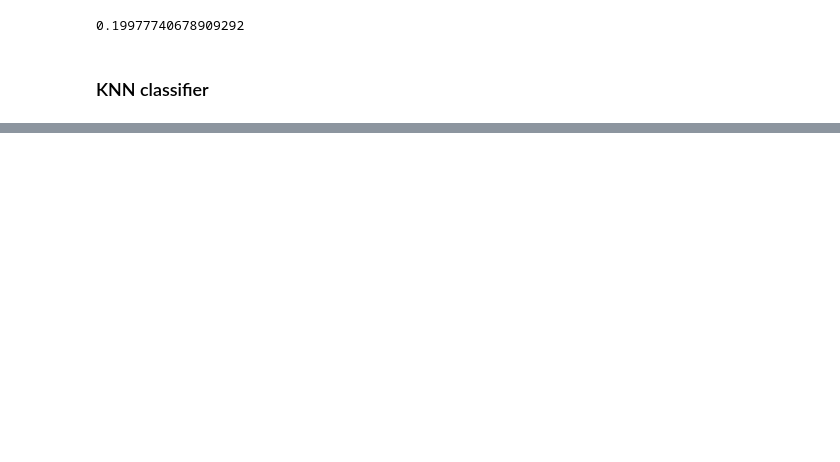
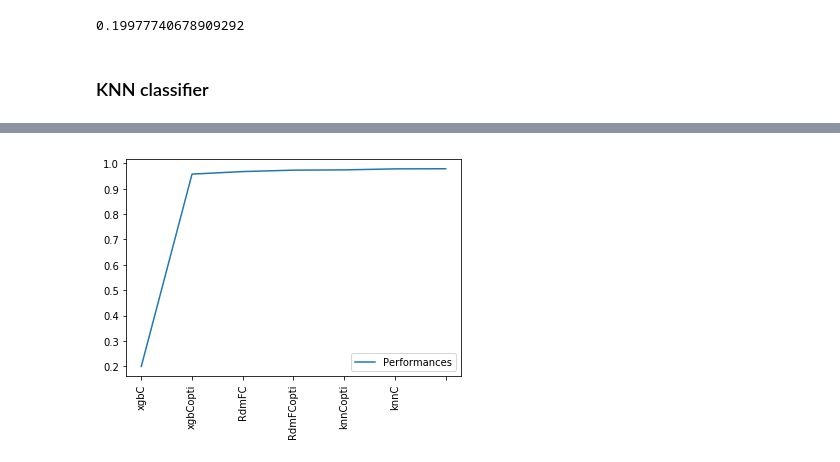
Before and after one commit to Gaelll/HandWritten-Digits, a Jupyter notebook: Projet_final.ipynb, the cells around one changed output, grey strips where cells are left out. Saved outputs shown, nothing was run; the diff lists cells and outputs as text; code cells hidden in the pictures; blank space fills up the shorter version.

```diff
--- a/Projet_final.ipynb
+++ b/Projet_final.ipynb
@@ -270,0 +334,9 @@ print grid.best_score_, grid.best_estimator_
+# %%
+knnCopti = KNeighborsClassifier(algorithm='auto', leaf_size=30, metric='minkowski',
+           metric_params=None, n_jobs=1, n_neighbors=3, p=2,
+           weights='uniform')
+modele = knnCopti.fit(X_train, y_train)
+knnCoptiPerf = modele.score(X_test, y_test)
+
+performances["knnCopti"] = [knnCoptiPerf]
+knnCoptiPerf
@@ -270,0 +355,3 @@ print grid.best_score_, grid.best_estimator_
+# %%
+df_perf = pd.DataFrame(performances).T
+df_perf
@@ -270,0 +367,3 @@ print grid.best_score_, grid.best_estimator_
+# %%
+df_perf.columns = ["Performances"]
+df_perf
@@ -270,0 +379,3 @@ print grid.best_score_, grid.best_estimator_
+# %%
+df_perf = df_perf.sort_values("Performances")
+df_perf
@@ -270,0 +395,7 @@ print grid.best_score_, grid.best_estimator_
+# %%
+df_perf = df_perf.sort_values("Performances")
+ax = df_perf.plot(rot=90, x_compat=True)
+ax.xaxis.set_ticklabels(df_perf.index)
+ax.xaxis.set_major_locator(ticker.MultipleLocator(1))
+# %% [output]
+[figure, added]
```
Also changed, not shown: parts of 30 cells of this notebook.
